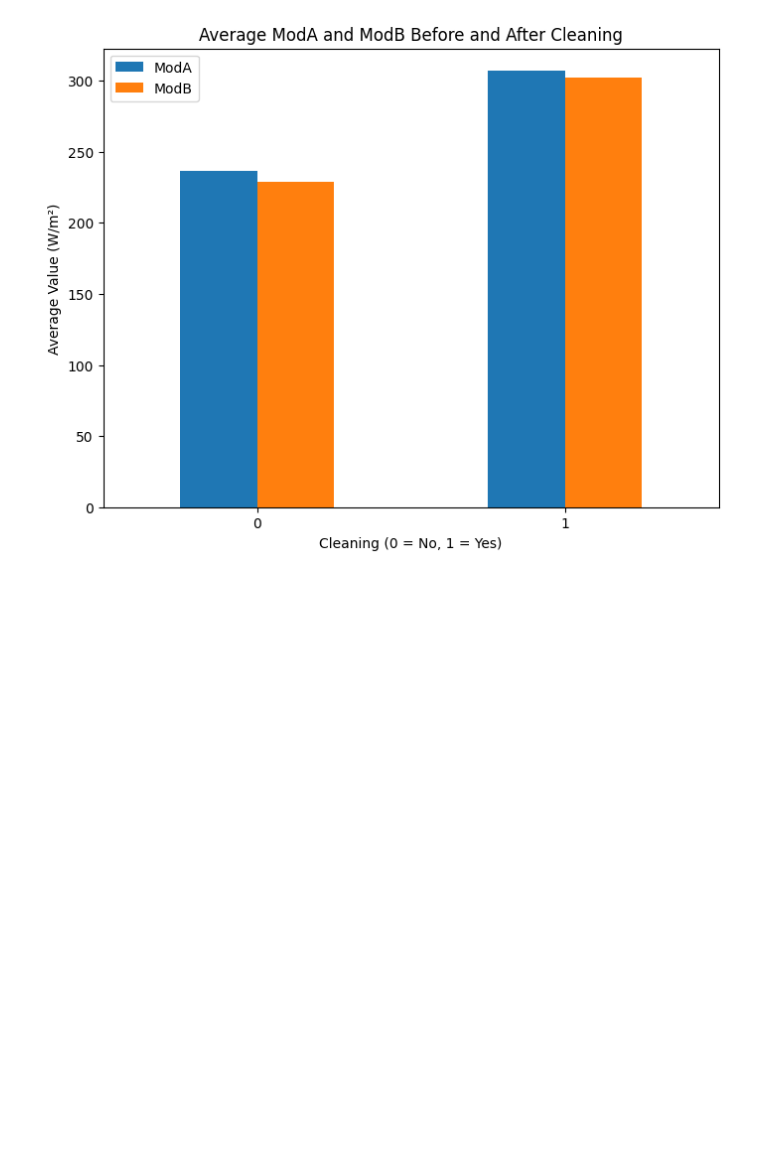
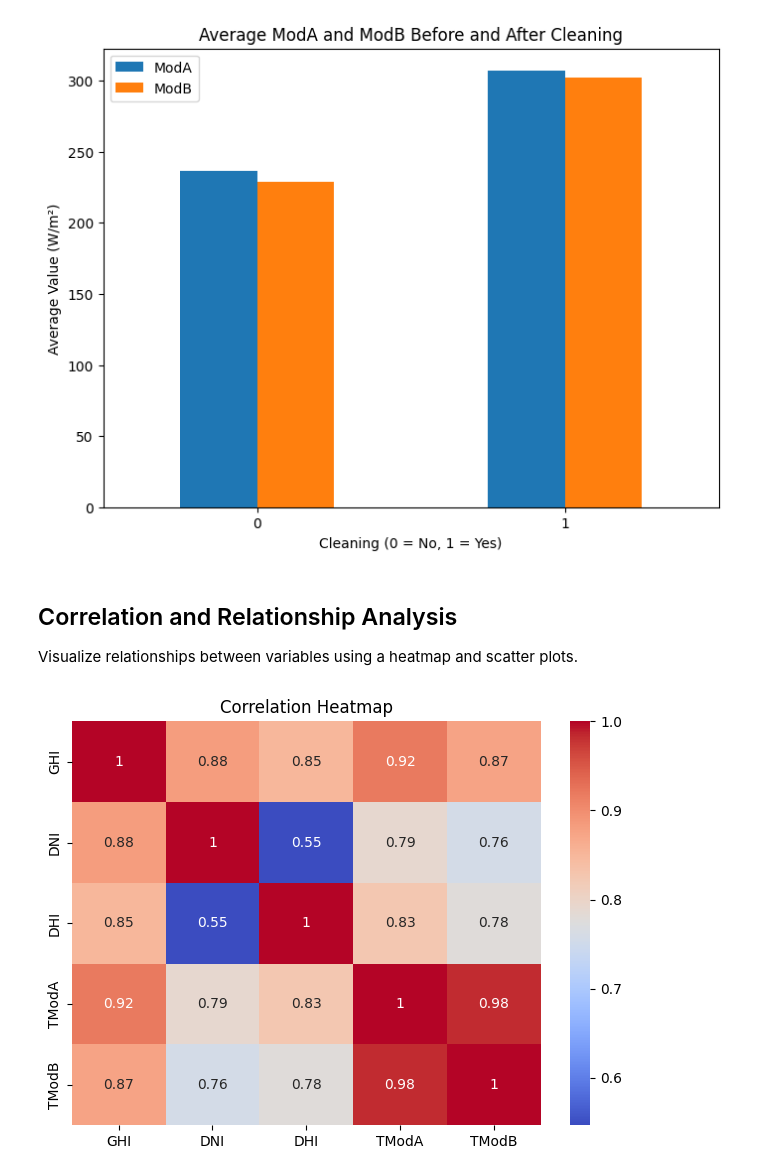
Before and after one commit to mesay-tadesse/solar-challenge-week1, a Jupyter notebook: notebooks/benin_eda.ipynb, the cells around one changed output. Cells and saved outputs as stored; diff of their text form; code cells hidden in the pictures; blank space fills up the shorter version.

Commit message:
feat(eda): visualize correlation heatmap and scatter plots for environmental variables

```diff
--- a/notebooks/benin_eda.ipynb
+++ b/notebooks/benin_eda.ipynb
@@ -142,3 +154,18 @@ plt.xticks(rotation=0)
 plt.show()
 # %% [output]
 [figure]
+# %% [markdown]
+## Correlation and Relationship Analysis
+
+Visualize relationships between variables using a heatmap and scatter plots.
+# %%
+import seaborn as sns
+
+# Heatmap
+corr_cols = ['GHI', 'DNI', 'DHI', 'TModA', 'TModB']
+sns.heatmap(df_clean[corr_cols].corr(), annot=True, cmap='coolwarm')
+plt.title("Correlation Heatmap")
+plt.tight_layout()
+plt.show()
+# %% [output]
+[figure, added]
```
Also changed, not shown: parts of 2 cells of this notebook.
